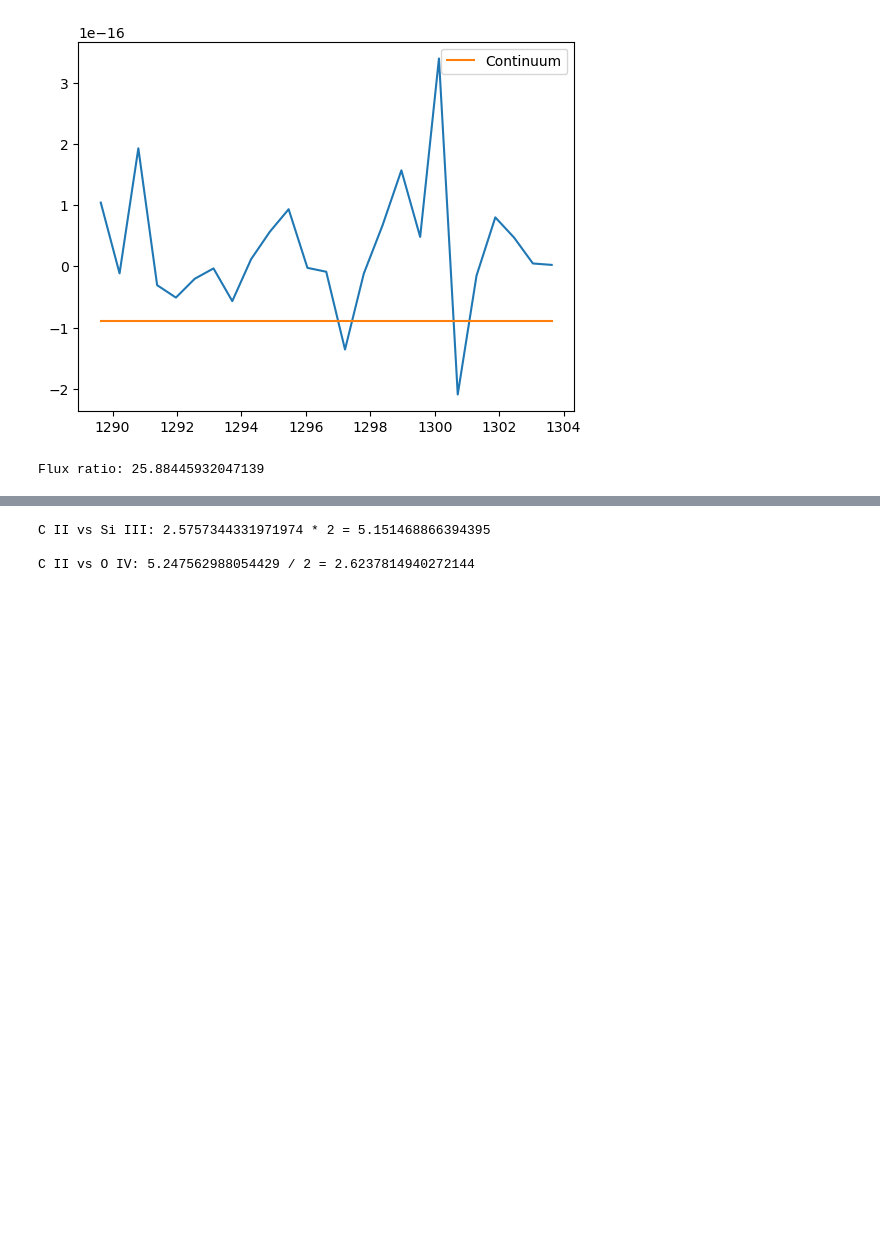
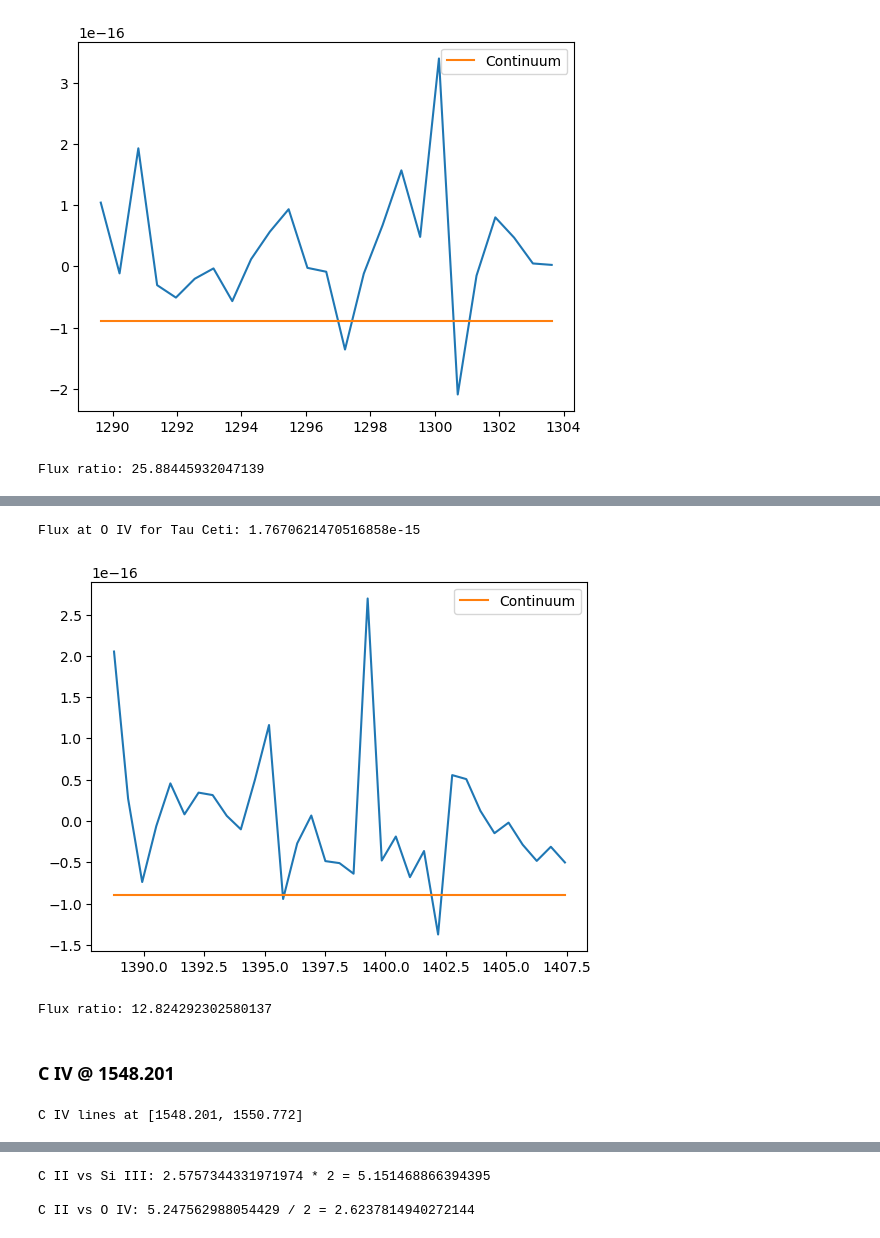
Before and after one commit to bellalongo/Star-Emission-Line-Flux, a Jupyter notebook: HD-191939/hd-191939_comparison.ipynb, the cells around one changed output, grey strips where cells are left out. Saved outputs shown, nothing was run; the diff lists cells and outputs as text; code cells hidden in the pictures; blank space fills up the shorter version.

```diff
--- a/HD-191939/hd-191939_comparison.ipynb
+++ b/HD-191939/hd-191939_comparison.ipynb
@@ -360,0 +393,37 @@ Flux ratio: 25.88445932047139
+# %%
+# HD-191939
+hd_peak_width = 5.0
+hd_siIV_mask = (hd_wavelength_data > siIV_lines[0] - hd_peak_width) & (hd_wavelength_data < siIV_lines[1] + hd_peak_width)
+
+# Calculate the continuum
+peak_width, peak_width_pixels, flux_range = peak_width_finder('L', hd_wavelength_data[hd_siIV_mask])
+continuum = [-0.9e-16 for _ in range(len(hd_wavelength_data[hd_siIV_mask]))]# hard coded
+
+# Calculate the flux
+w0,w1 = wavelength_edges(hd_wavelength_data[hd_siIV_mask])
+total_sumflux = np.sum(hd_flux_data[hd_siIV_mask]*(w1-w0))
+continuum_sumflux = np.sum(continuum*(w1-w0))
+hd_total_flux = total_sumflux - continuum_sumflux
+print(f'Flux at O IV for Tau Ceti: {hd_total_flux}')
+
+plt.plot(hd_wavelength_data[hd_siIV_mask], hd_flux_data[hd_siIV_mask])
+plt.plot(hd_wavelength_data[hd_siIV_mask], continuum, label = 'Continuum')
+plt.legend()
+plt.show()
+# %% [output]
+Flux at O IV for Tau Ceti: 1.7670621470516858e-15
+[figure, added]
+# %%
+# Ratio
+siIV_ratio = tc_total_flux/hd_total_flux
+print(f'Flux ratio: {siIV_ratio}')
+# %% [output]
+Flux ratio: 12.824292302580137
+# %% [markdown]
+### C IV @ 1548.201
+# %%
+# C IV @ 1548.201 A
+cIV_lines = grouped_rest_data['C IV'][0]
+print(f'C IV lines at {cIV_lines}')
+# %% [output]
+C IV lines at [1548.201, 1550.772]
```
Also changed, not shown: parts of 9 cells of this notebook.
